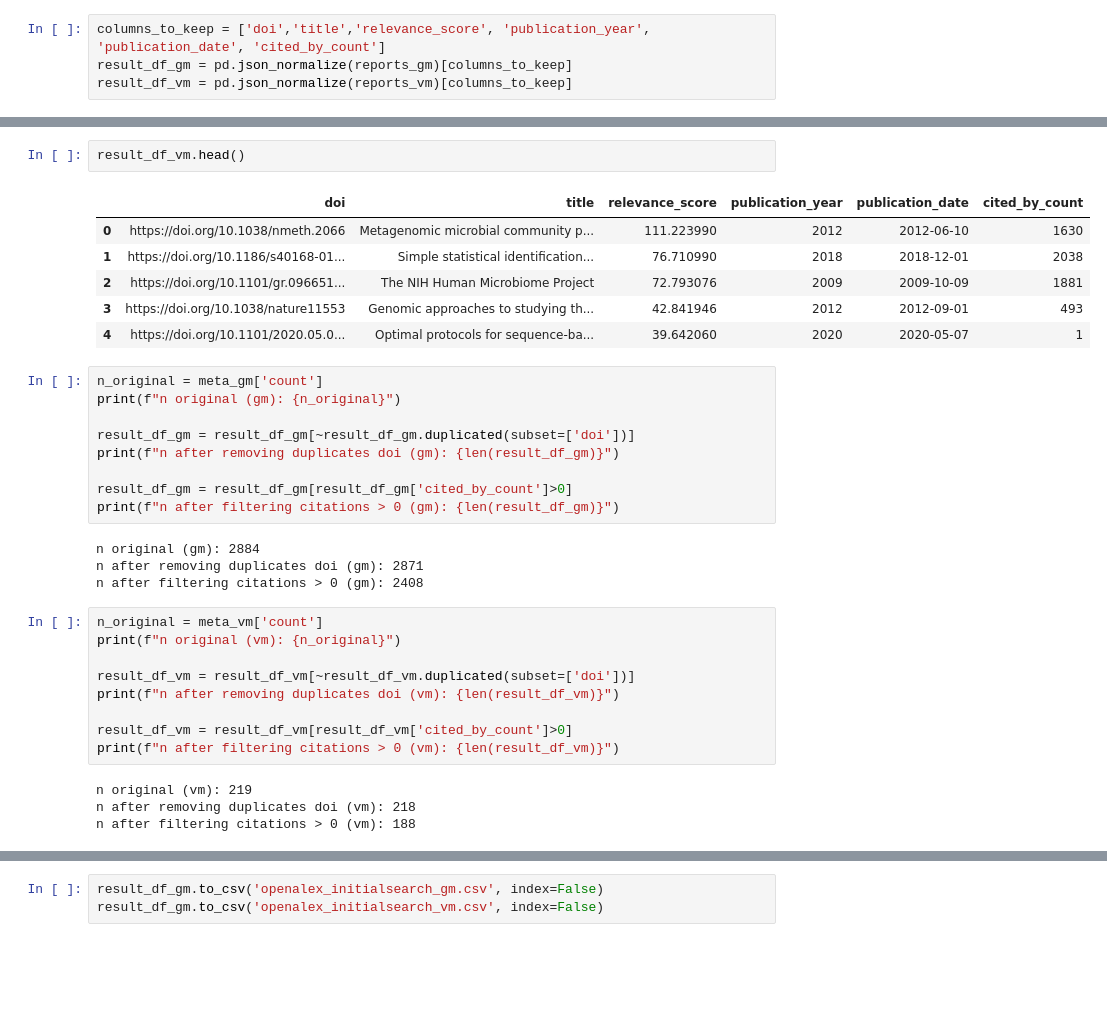
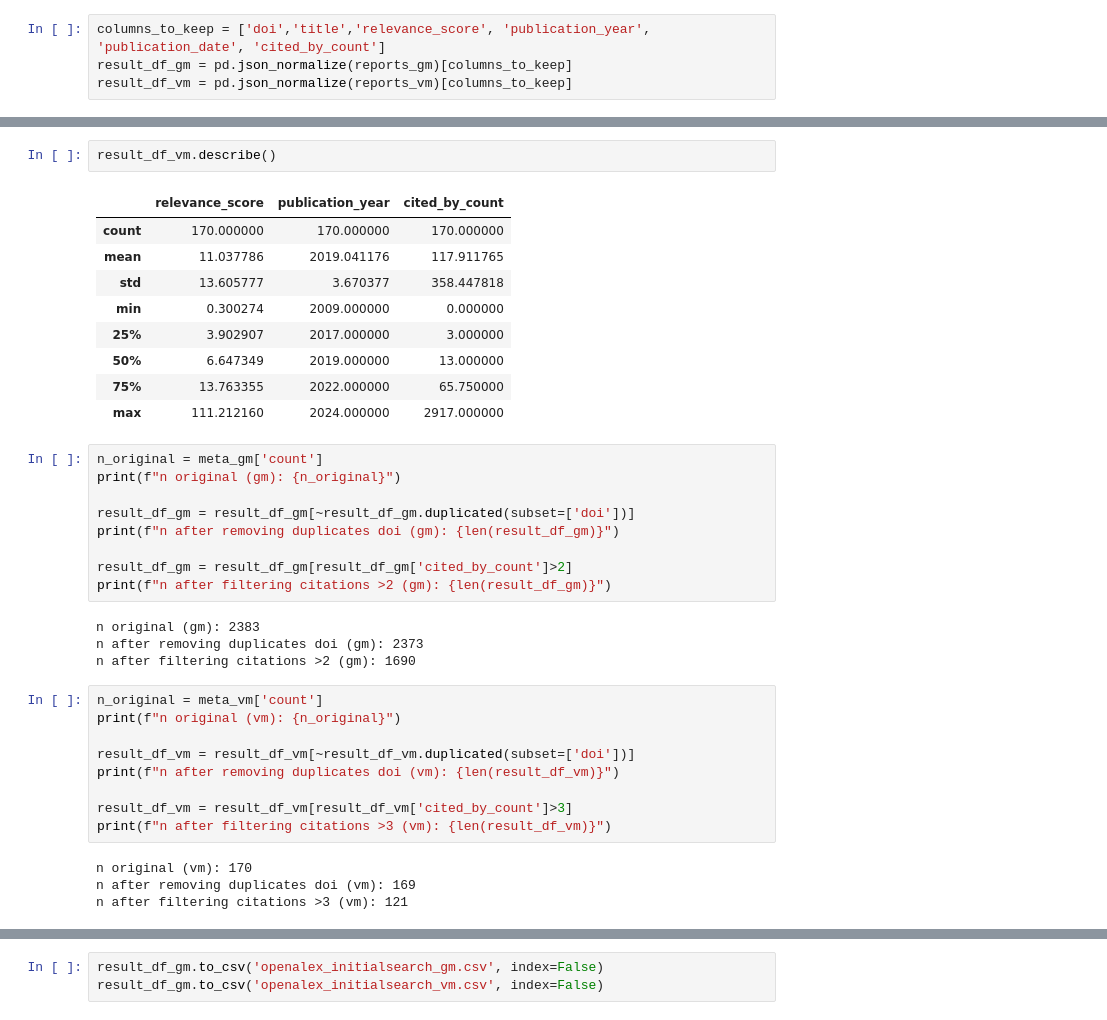
Before and after one commit to eisuke119/Research-Project, a Jupyter notebook: Dataset_OpenAlex/OpenAlexAPI.ipynb, the cells around one changed output, grey strips where cells are left out. Saved outputs shown, nothing was run; the diff lists cells and outputs as text; blank space fills up the shorter version.

```diff
--- a/Dataset_OpenAlex/OpenAlexAPI.ipynb
+++ b/Dataset_OpenAlex/OpenAlexAPI.ipynb
@@ -85,12 +88,15 @@ result_df_gm.head()
 # %%
-result_df_vm.head()
+result_df_vm.describe()
 # %% [output]
-|  | doi | title | relevance_score | publication_year | publication_date | cited_by_count |
-| 0 | https://doi.org/10.1038/nmeth.2066 | Metagenomic microbial community p... | 111.223990 | 2012 | 2012-06-10 | 1630 |
-| 1 | https://doi.org/10.1186/s40168-01... | Simple statistical identification... | 76.710990 | 2018 | 2018-12-01 | 2038 |
-| 2 | https://doi.org/10.1101/gr.096651... | The NIH Human Microbiome Project | 72.793076 | 2009 | 2009-10-09 | 1881 |
-| 3 | https://doi.org/10.1038/nature11553 | Genomic approaches to studying th... | 42.841946 | 2012 | 2012-09-01 | 493 |
-| 4 | https://doi.org/10.1101/2020.05.0... | Optimal protocols for sequence-ba... | 39.642060 | 2020 | 2020-05-07 | 1 |
+|  | relevance_score | publication_year | cited_by_count |
+| count | 170.000000 | 170.000000 | 170.000000 |
+| mean | 11.037786 | 2019.041176 | 117.911765 |
+| std | 13.605777 | 3.670377 | 358.447818 |
+| min | 0.300274 | 2009.000000 | 0.000000 |
+| 25% | 3.902907 | 2017.000000 | 3.000000 |
+| 50% | 6.647349 | 2019.000000 | 13.000000 |
+| 75% | 13.763355 | 2022.000000 | 65.750000 |
+| max | 111.212160 | 2024.000000 | 2917.000000 |
 # %%
 n_original = meta_gm['count']
 print(f"n original (gm): {n_original}")
@@ -98,12 +104,12 @@ print(f"n original (gm): {n_original}")
 result_df_gm = result_df_gm[~result_df_gm.duplicated(subset=['doi'])]
 print(f"n after removing duplicates doi (gm): {len(result_df_gm)}")
 
-result_df_gm = result_df_gm[result_df_gm['cited_by_count']>0]
-print(f"n after filtering citations > 0 (gm): {len(result_df_gm)}")
+result_df_gm = result_df_gm[result_df_gm['cited_by_count']>2]
+print(f"n after filtering citations >2 (gm): {len(result_df_gm)}")
 # %% [output]
-n original (gm): 2884
-n after removing duplicates doi (gm): 2871
-n after filtering citations > 0 (gm): 2408
+n original (gm): 2383
+n after removing duplicates doi (gm): 2373
+n after filtering citations >2 (gm): 1690
 # %%
 n_original = meta_vm['count']
 print(f"n original (vm): {n_original}")
@@ -111,12 +117,12 @@ print(f"n original (vm): {n_original}")
 result_df_vm = result_df_vm[~result_df_vm.duplicated(subset=['doi'])]
 print(f"n after removing duplicates doi (vm): {len(result_df_vm)}")
 
-result_df_vm = result_df_vm[result_df_vm['cited_by_count']>0]
-print(f"n after filtering citations > 0 (vm): {len(result_df_vm)}")
+result_df_vm = result_df_vm[result_df_vm['cited_by_count']>3]
+print(f"n after filtering citations >3 (vm): {len(result_df_vm)}")
 # %% [output]
-n original (vm): 219
-n after removing duplicates doi (vm): 218
-n after filtering citations > 0 (vm): 188
+n original (vm): 170
+n after removing duplicates doi (vm): 169
+n after filtering citations >3 (vm): 121
 # %%
 result_df_gm.head()
 # %% [output]
```
Also changed, not shown: parts of 10 cells of this notebook, 2 other files.
